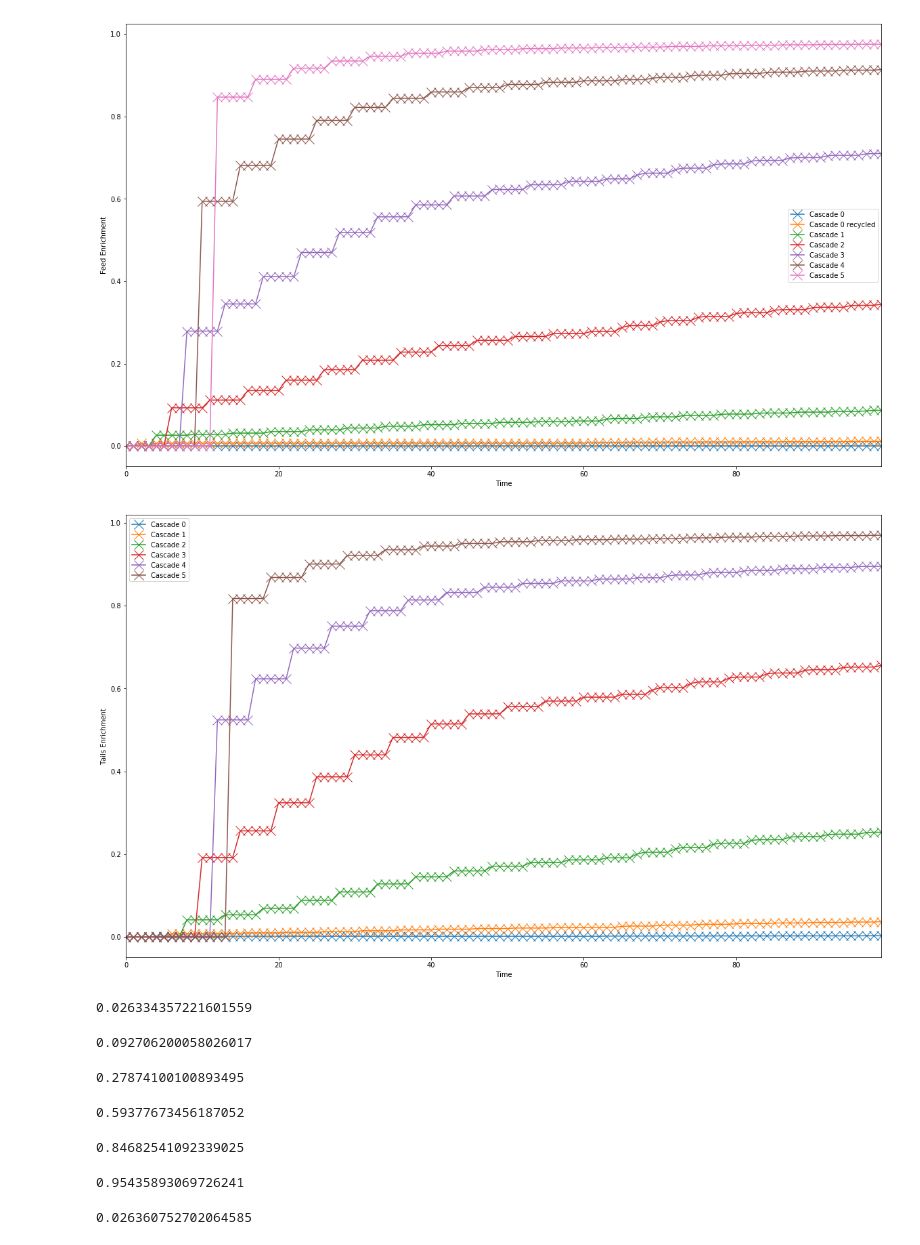
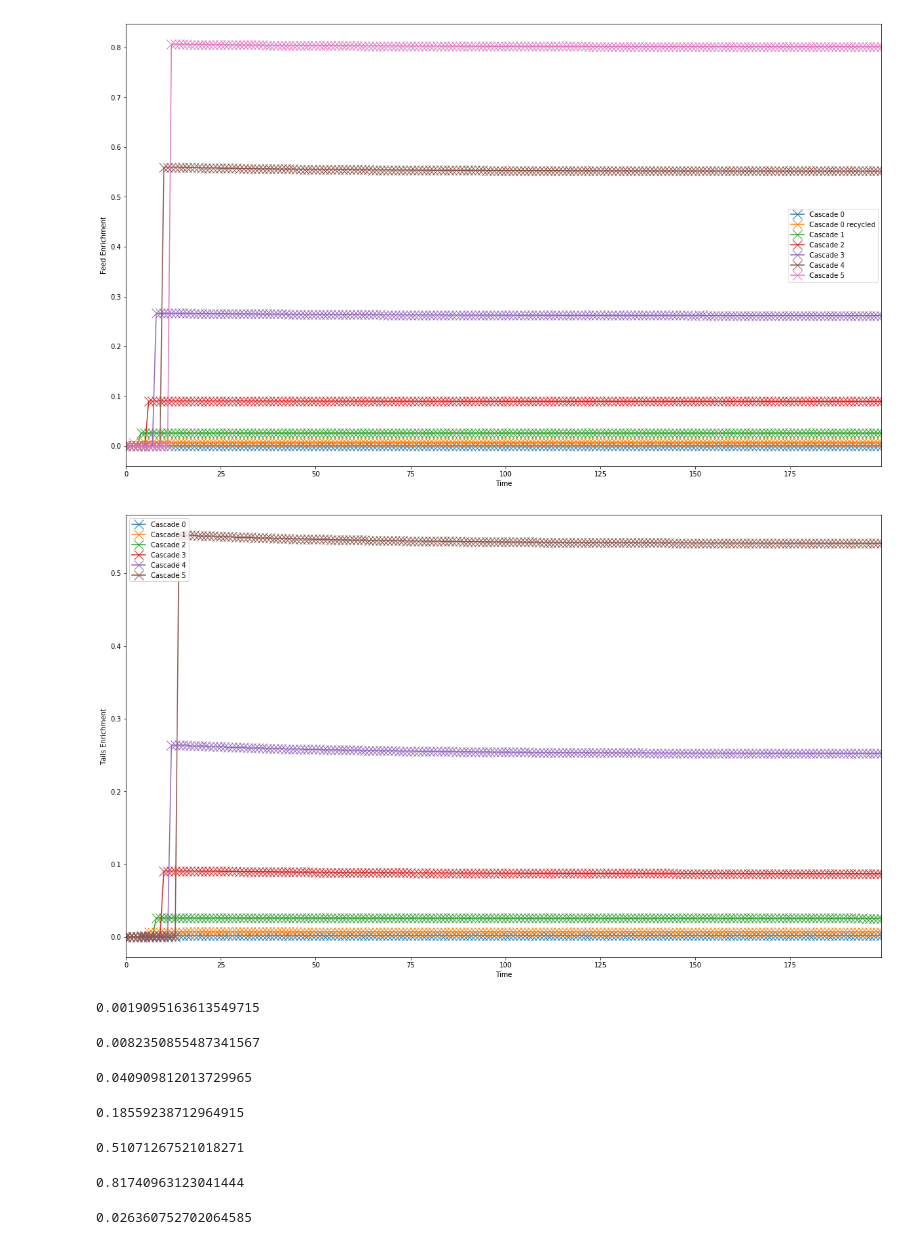
Before and after one commit to bam241/cyclus_jcpoa, a Jupyter notebook: cascade.ipynb, the cells around one changed output. Cells and saved outputs as stored; diff of their text form; code cells hidden in the pictures.

```diff
--- a/cascade.ipynb
+++ b/cascade.ipynb
@@ -58,9 +59,9 @@ def make_plot(dfs, x_name, y_name, figsize = (20,12), mk = 'x', mk_z=14, linesty
     #plt.savefig('trans.png', dpi=326)
     plt.legend()
 # %%
-db_ = cym.dbopen("cyclus_multi.sqlite")
+db_ = cym.dbopen("cascade_multi_stg.sqlite")
 ev_ = cym.Evaluator(db=db_, write=False)
-file = "cyclus_multi.sqlite"
+file = "cascade_multi_stg.sqlite"
 # %%
 flow_graph = cgr.flow_graph(ev_)
 flow_graph
@@ -84,54 +85,54 @@ plt_str.append( (format_df(feed_4, "Time", "Cascade 4"), 'Cascade 4' ))
 plt_str.append( (format_df(feed_5, "Time", "Cascade 5"), 'Cascade 5' ))
 make_plot(plt_str, "Time", "Feed Enrichment" )
 # %% [output]
-[figure, old version]
+[figure, new version]
 # %%
-in_tr_0 = get_frac_transaction(file, send=['cascade_0'], rec=['waste'])
-in_tr_1 = get_frac_transaction(file, send=['cascade_1'], rec=['storage_nat'])
-in_tr_2 = get_frac_transaction(file, send=['cascade_2'], rec=['storage_0'])
-in_tr_3 = get_frac_transaction(file, send=['cascade_3'], rec=['storage_1'])
-in_tr_4 = get_frac_transaction(file, send=['cascade_4'], rec=['storage_2'])
-in_tr_5 = get_frac_transaction(file, send=['cascade_5'], rec=['storage_3'])
+tails_0 = get_frac_transaction(file, send=['cascade_0'], rec=['waste'])
+tails_1 = get_frac_transaction(file, send=['cascade_1'], rec=['storage_nat'])
+tails_2 = get_frac_transaction(file, send=['cascade_2'], rec=['storage_0'])
+tails_3 = get_frac_transaction(file, send=['cascade_3'], rec=['storage_1'])
+tails_4 = get_frac_transaction(file, send=['cascade_4'], rec=['storage_2'])
+tails_5 = get_frac_transaction(file, send=['cascade_5'], rec=['storage_3'])
 plt_str = []
-plt_str.append( (format_df(in_tr_0, "Time", "Cascade 0"), 'Cascade 0' ))
-plt_str.append( (format_df(in_tr_1, "Time", "Cascade 1"), 'Cascade 1' ))
-plt_str.append( (format_df(in_tr_2, "Time", "Cascade 2"), 'Cascade 2' ))
-plt_str.append( (format_df(in_tr_3, "Time", "Cascade 3"), 'Cascade 3' ))
-plt_str.append( (format_df(in_tr_4, "Time", "Cascade 4"), 'Cascade 4' ))
-plt_str.append( (format_df(in_tr_5, "Time", "Cascade 5"), 'Cascade 5' ))
+plt_str.append( (format_df(tails_0, "Time", "Cascade 0"), 'Cascade 0' ))
+plt_str.append( (format_df(tails_1, "Time", "Cascade 1"), 'Cascade 1' ))
+plt_str.append( (format_df(tails_2, "Time", "Cascade 2"), 'Cascade 2' ))
+plt_str.append( (format_df(tails_3, "Time", "Cascade 3"), 'Cascade 3' ))
+plt_str.append( (format_df(tails_4, "Time", "Cascade 4"), 'Cascade 4' ))
+plt_str.append( (format_df(tails_5, "Time", "Cascade 5"), 'Cascade 5' ))
 make_plot(plt_str, "Time", "Tails Enrichment" )
 # %% [output]
-[figure, old version]
+[figure, new version]
 # %%
 #STG-0
-get_frac_transaction("cyclus_stg_0.sqlite", send=['cascade_0'], rec=['storage_0']).at[20,'Mass']
+get_frac_transaction("cyclus_stg_0.sqlite", send=['cascade_0'], rec=['waste']).at[20,'Mass']
 # %% [output]
-0.026334357221601559
+0.0019095163613549715
 # %%
 #STG-1
-get_frac_transaction("cyclus_stg_1.sqlite", send=['cascade_0'], rec=['storage_0']).at[20,'Mass']
+get_frac_transaction("cyclus_stg_1.sqlite", send=['cascade_0'], rec=['waste']).at[20,'Mass']
 # %% [output]
-0.092706200058026017
+0.0082350855487341567
 # %%
 #STG-2
-get_frac_transaction("cyclus_stg_2.sqlite", send=['cascade_0'], rec=['storage_0']).at[20,'Mass']
+get_frac_transaction("cyclus_stg_2.sqlite", send=['cascade_0'], rec=['waste']).at[20,'Mass']
 # %% [output]
-0.27874100100893495
+0.040909812013729965
 # %%
 #STG-3
-get_frac_transaction("cyclus_stg_3.sqlite", send=['cascade_0'], rec=['storage_0']).at[20,'Mass']
+get_frac_transaction("cyclus_stg_3.sqlite", send=['cascade_0'], rec=['waste']).at[20,'Mass']
 # %% [output]
-0.59377673456187052
+0.18559238712964915
 # %%
 #STG-4
-get_frac_transaction("cyclus_stg_4.sqlite", send=['cascade_0'], rec=['storage_0']).at[20,'Mass']
+get_frac_transaction("cyclus_stg_4.sqlite", send=['cascade_0'], rec=['waste']).at[20,'Mass']
 # %% [output]
-0.84682541092339025
+0.51071267521018271
 # %%
 #STG-5
-get_frac_transaction("cyclus_stg_5.sqlite", send=['cascade_0'], rec=['storage_0']).at[20,'Mass']
+get_frac_transaction("cyclus_stg_5.sqlite", send=['cascade_0'], rec=['waste']).at[20,'Mass']
 # %% [output]
-0.95435893069726241
+0.81740963123041444
 # %%
 frac_atom_to_mass(0.026697979287772927)
 # %% [output]
```
Also changed, not shown: parts of 3 cells of this notebook, 15 other files.
